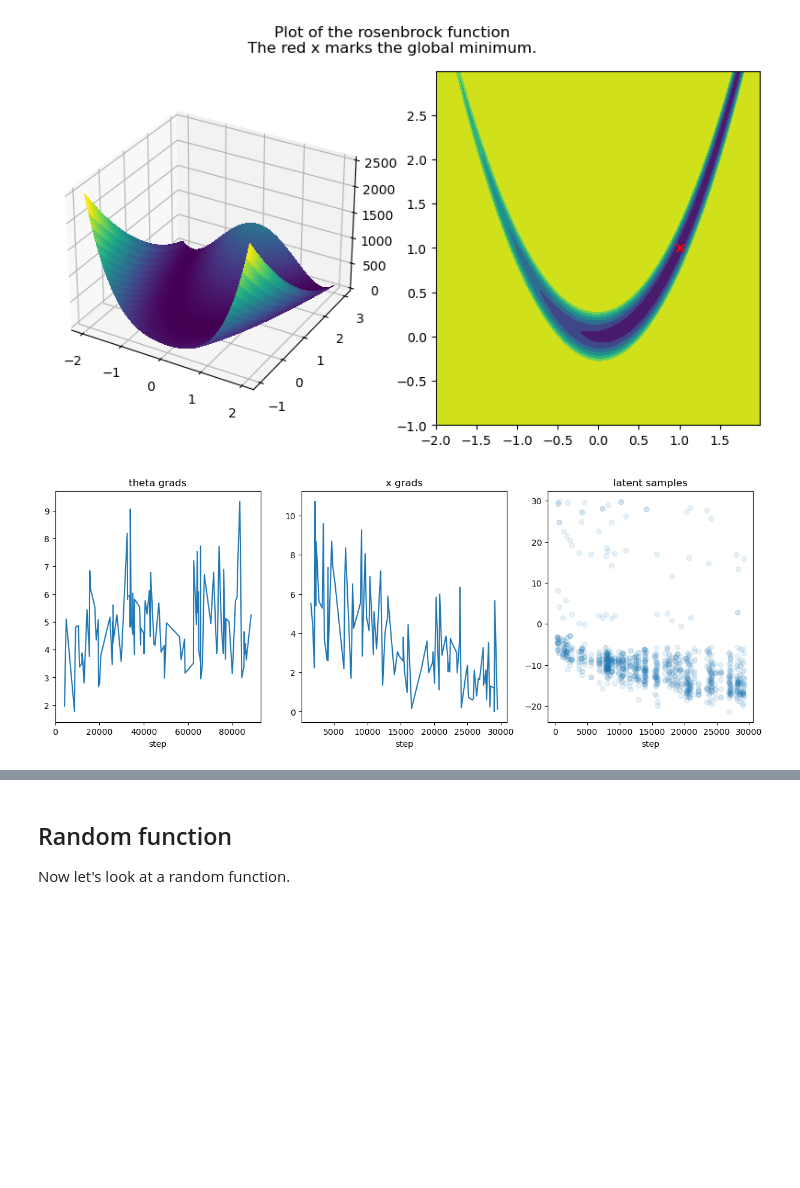
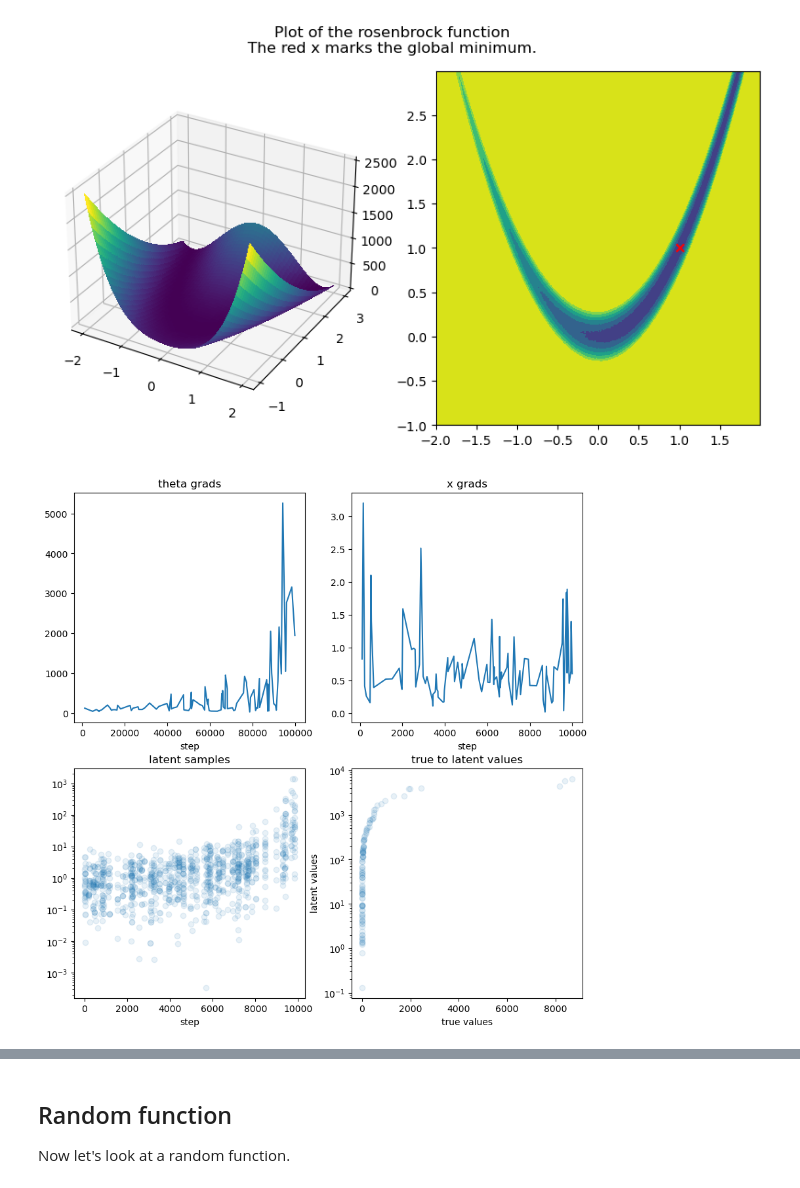
Before and after one commit to davidlibland/rank_hpo, a Jupyter notebook: notebooks/demo.ipynb, the cells around one changed output, grey strips where cells are left out. Cells and saved outputs as stored; diff of their text form; code cells hidden in the pictures; blank space fills up the shorter version.

```diff
--- a/notebooks/demo.ipynb
+++ b/notebooks/demo.ipynb
@@ -130,7 +130,7 @@ b = 100
 def rosenbrock(xy, a=a, b=b):
     x = xy[:, 0] if xy.ndim==2 else xy[0]
     y = xy[:, 1] if xy.ndim==2 else xy[1]
-    return (a-x)**2+b*(y-x**2)**2
+    return (a-x)**2+b*(y-x**2)**2+0.1*torch.randn(size=x.shape).to(x)
 # %% [markdown]
 Let's plot it:
 # %%
@@ -157,24 +157,29 @@ fig.suptitle("Plot of the rosenbrock function\nThe red x marks the global minimu
 Text(0.5, 0.98, 'Plot of the rosenbrock function\nThe red x marks the global minimum.')
 [figure]
 # %%
-torch.manual_seed(13)
-grid = np.mgrid[-2:2:.1, -1:3:.1].reshape(2, -1).T
-log_rho = gaussian_mixture(torch.tensor(grid, device=device, requires_grad=False), std=.2)
-theta = torch.zeros(size=(grid.shape[0],), requires_grad=True, dtype=torch.double, device=device)
+torch.manual_seed(5)
+n_layers = 4
+log_rho = n_layer_mlp(2, reg=1e-10, n_layers=n_layers)
+n_hidden = 64
+theta = torch.randn(6+(n_layers-2)*(n_hidden+1), n_hidden, device=device)/np.sqrt(n_hidden)
 
-theta, xs, ys = optimize_function_langevin(rosenbrock,
+theta, xs, ys, latent_samples = optimize_function_langevin(rosenbrock,
                                            [torch.randn(2, device=device)*2 for _ in range(10)],
                                            log_rho=log_rho,
                                            theta=theta,
                                            n_evals=100,
-                                           n_iter=300,
-                                           weight_decay=0,
-                                           n_langevin_steps=3,
+                                           n_iter=100,
+                                           weight_decay=1e-5,
+                                           n_langevin_steps=10,
                                            param_temperature_range=(1, .1),
-                                           sample_temperature_range=(1, .1),
+                                           sample_temperature_range=(.5, .1),
                                            param_step_size=1e-3,
-                                           sample_step_size=3e-2
+                                           sample_step_size=3e-2,
+                                           bounds=[
+                                               torch.tensor([-2., -1.], device=device),
+                                               torch.tensor([2., 3.], device=device)
+                                           ]
                                            )
 # %% [output]
-[figure, old version]
+[figure, new version]
 # %%
```
Also changed, not shown: parts of 15 cells of this notebook, 3 other files.
